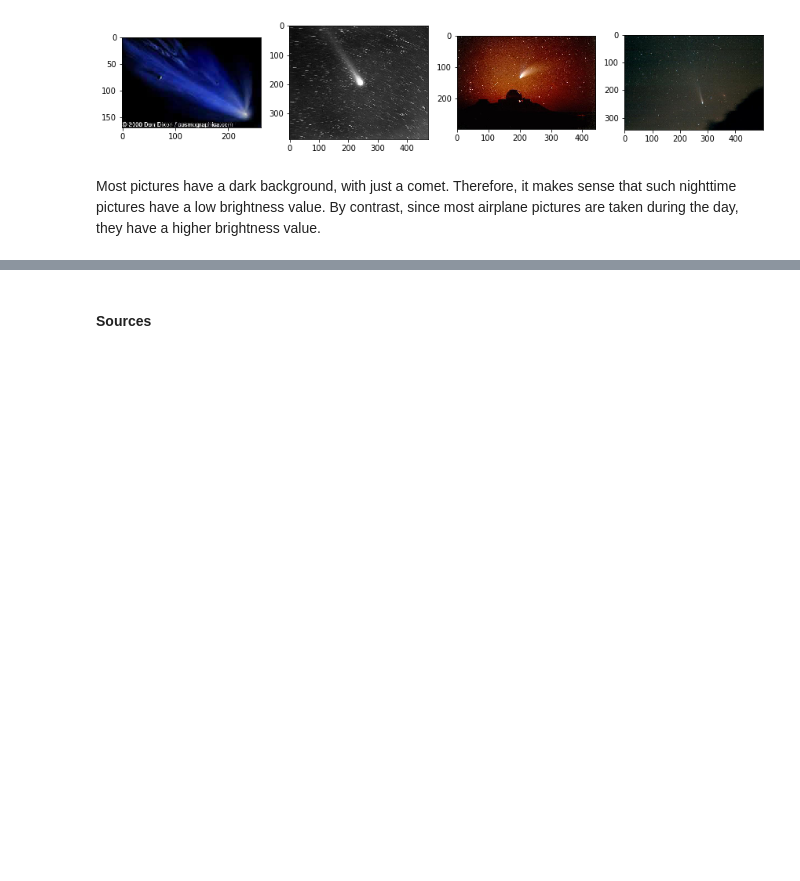
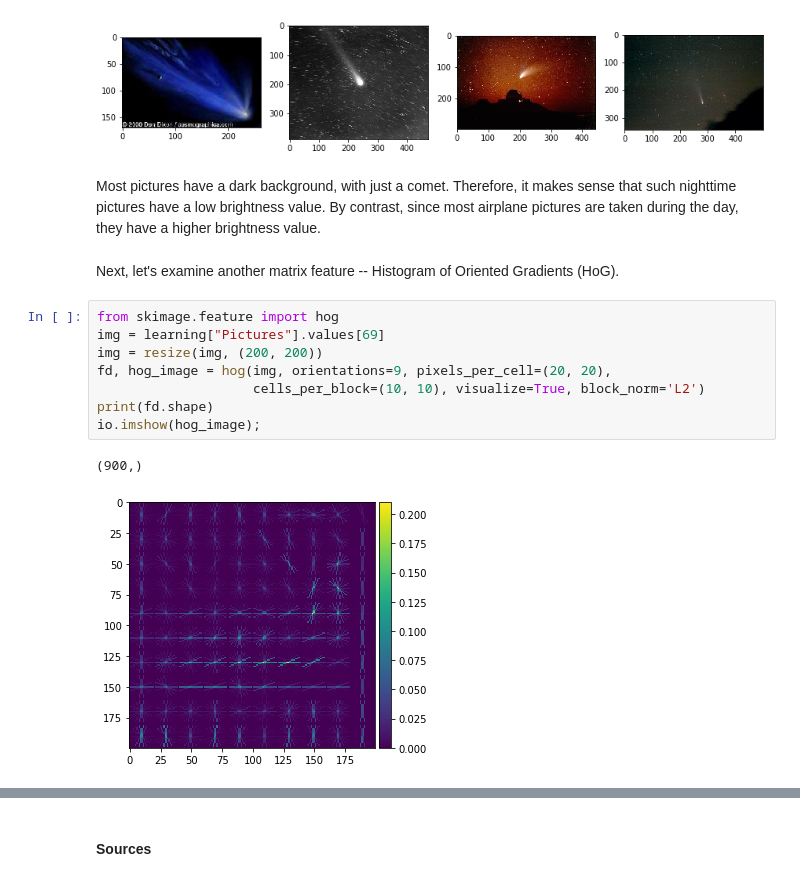
Before and after one commit to JRChow/data-200-grad-proj, a Jupyter notebook: GradProject_NB2.ipynb, the cells around one changed output, grey strips where cells are left out. Saved outputs shown, nothing was run; the diff lists cells and outputs as text; blank space fills up the shorter version.

```diff
--- a/GradProject_NB2.ipynb
+++ b/GradProject_NB2.ipynb
@@ -358,3 +369,16 @@ show_sample_images("comet")
 [figure]
 # %% [markdown]
 Most pictures have a dark background, with just a comet. Therefore, it makes sense that such nighttime pictures have a low brightness value. By contrast, since most airplane pictures are taken during the day, they have a higher brightness value.
+# %% [markdown]
+Next, let's examine another matrix feature -- Histogram of Oriented Gradients (HoG).
+# %%
+from skimage.feature import hog
+img = learning["Pictures"].values[69]
+img = resize(img, (200, 200))
+fd, hog_image = hog(img, orientations=9, pixels_per_cell=(20, 20),
+                    cells_per_block=(10, 10), visualize=True, block_norm='L2')
+print(fd.shape)
+io.imshow(hog_image);
+# %% [output]
+(900,)
+[figure, added]
```
Also changed, not shown: parts of 18 cells of this notebook, 1 other file.
